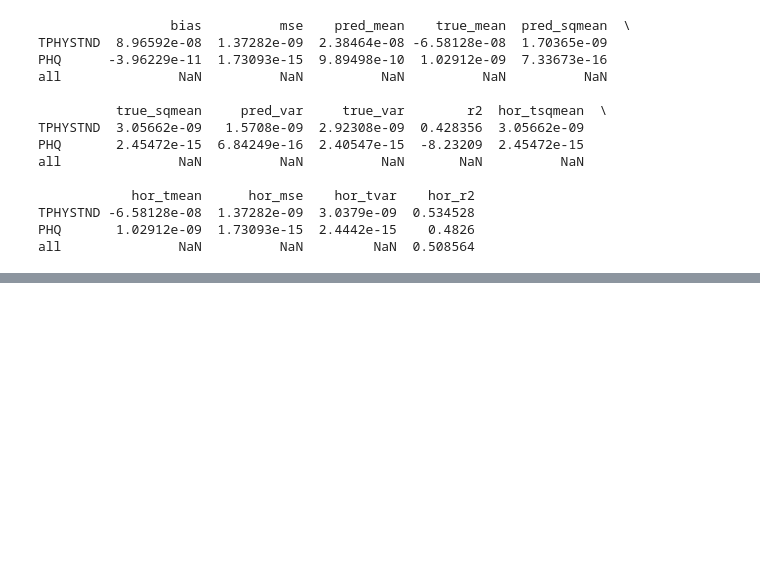
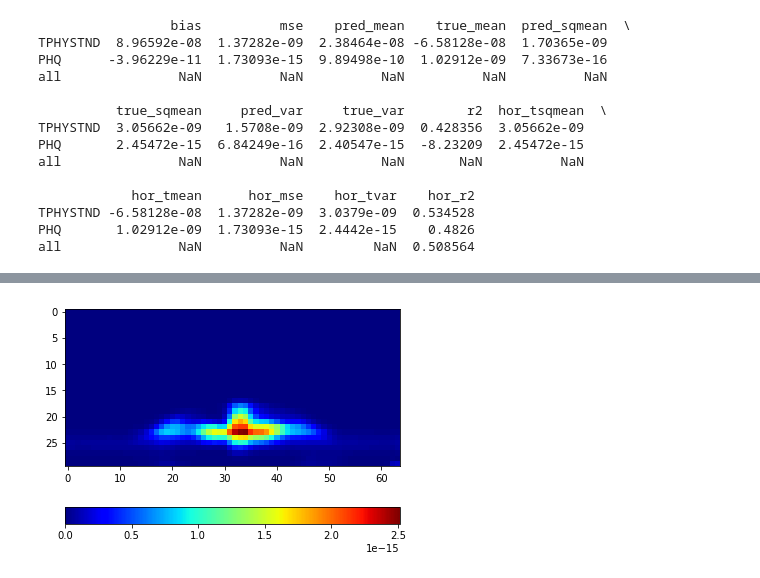
Before and after one commit to raspstephan/CBRAIN-CAM, a Jupyter notebook: notebooks/presentation/diagnostics.ipynb, the cells around one changed output, grey strips where cells are left out. Cells and saved outputs as stored; diff of their text form; code cells hidden in the pictures; blank space fills up the shorter version.

```diff
--- a/notebooks/presentation/diagnostics.ipynb
+++ b/notebooks/presentation/diagnostics.ipynb
@@ -535,0 +559,4 @@ dd1_trn.plot_double_xy(10, -2, 'PHQ', cmap='bwr', vmin=-5e-7, vmax=5e-7);
+# %%
+df1.plot_slice(df1.stats['true_var'][:, :, df1._get_var_idxs('PHCLDLIQ')].mean(1).T, cmap='jet');
+# %% [output]
+[figure, added]
```
Also changed, not shown: parts of 25 cells of this notebook, 11 other files.
